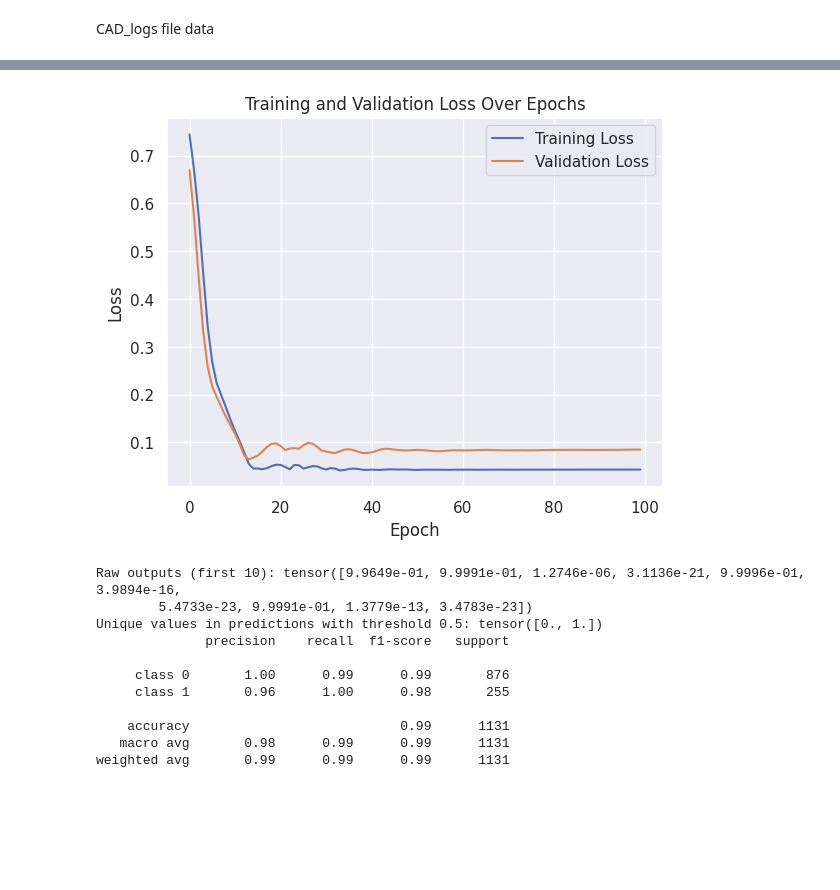
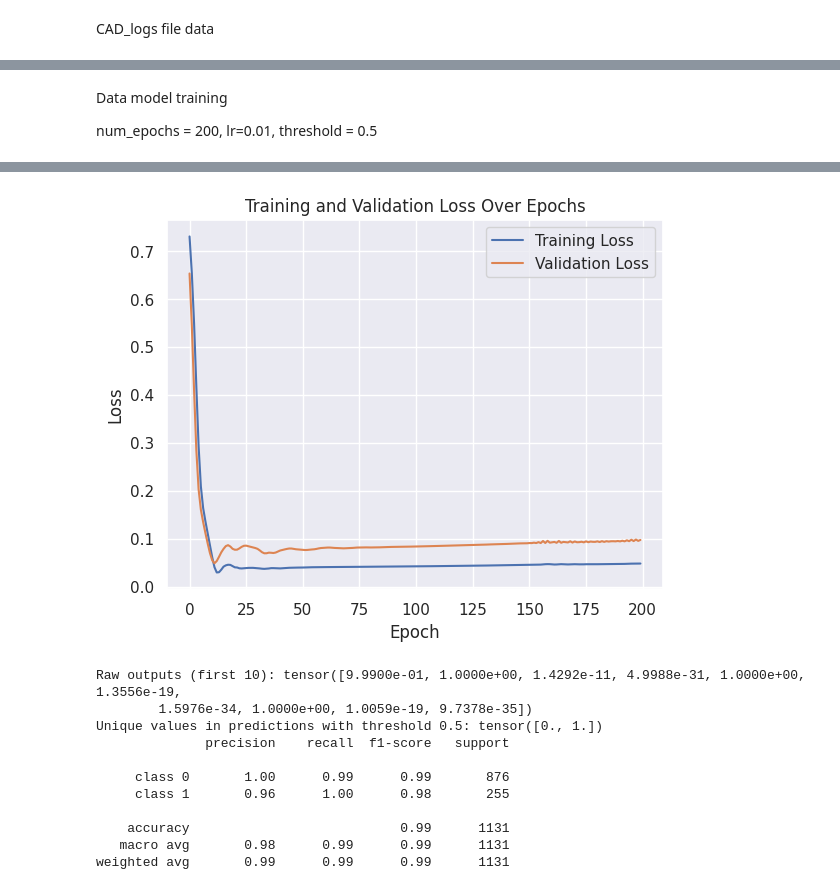
Before and after one commit to eeolga/article, a Jupyter notebook: 3D_KLO2024_data_training.ipynb, the cells around one changed output, grey strips where cells are left out. Drawn from its saved outputs; the diff is of its cells as text; code cells hidden in the pictures; blank space fills up the shorter version.

Commit message:
3D_KLO2024_data_training

```diff
--- a/3D_KLO2024_data_training.ipynb
+++ b/3D_KLO2024_data_training.ipynb
@@ -130,7 +135,7 @@ with torch.no_grad():
     print(f'Raw outputs (first 10): {raw_outputs[:10].flatten()}')
 
     # Adjust threshold if necessary
-    threshold = 0.3
+    threshold = 0.5
     y_predicted = (raw_outputs > threshold).float()
     unique_values = y_predicted.unique()
     print(f'Unique values in predictions with threshold {threshold}: {unique_values}')
@@ -170,3 +175,8 @@ weighted avg       0.94      0.96      0.95      1131
+# %% [markdown]
+Data model training
+
+
+num_epochs = 200, lr=0.01, threshold = 0.5
 # %%
 # Load Data from Excel
 file_path = '/content/CAD_KLO_07082024.xlsx'
@@ -224,7 +234,7 @@ criterion = nn.BCELoss()  # Binary Cross-Entropy Loss
 optimizer = optim.Adam(model.parameters(), lr=0.01)
 
 # Train the Model
-num_epochs = 100
+num_epochs = 200
 training_losses = []
 validation_losses = []
 
@@ -243,7 +253,7 @@ for epoch in range(num_epochs):
         val_loss = criterion(val_outputs, y_test)
         validation_losses.append(val_loss.item())
 
-    if (epoch+1) % 10 == 0:
+    if (epoch+1) % 20 == 0:
         print(f'Epoch [{epoch+1}/{num_epochs}], Loss: {loss.item():.4f}, Val Loss: {val_loss.item():.4f}')
 
 plt.plot(training_losses, label='Training Loss')
@@ -289,6 +299,6 @@ Epoch [100/100], Loss: 0.0433, Val Loss: 0.0850
-[figure, old version]
+[figure, new version]
-Raw outputs (first 10): tensor([9.9649e-01, 9.9991e-01, 1.2746e-06, 3.1136e-21, 9.9996e-01, 3.9894e-16,
-        5.4733e-23, 9.9991e-01, 1.3779e-13, 3.4783e-23])
+Raw outputs (first 10): tensor([9.9900e-01, 1.0000e+00, 1.4292e-11, 4.9988e-31, 1.0000e+00, 1.3556e-19,
+        1.5976e-34, 1.0000e+00, 1.0059e-19, 9.7378e-35])
 Unique values in predictions with threshold 0.5: tensor([0., 1.])
               precision    recall  f1-score   support
 
```
Also changed, not shown: parts of 11 cells of this notebook.
